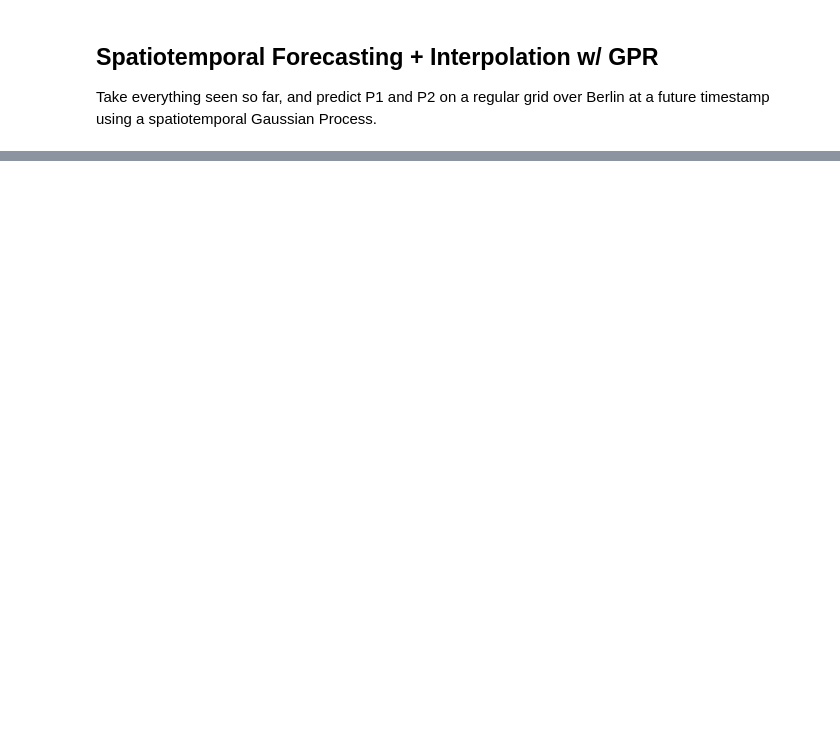
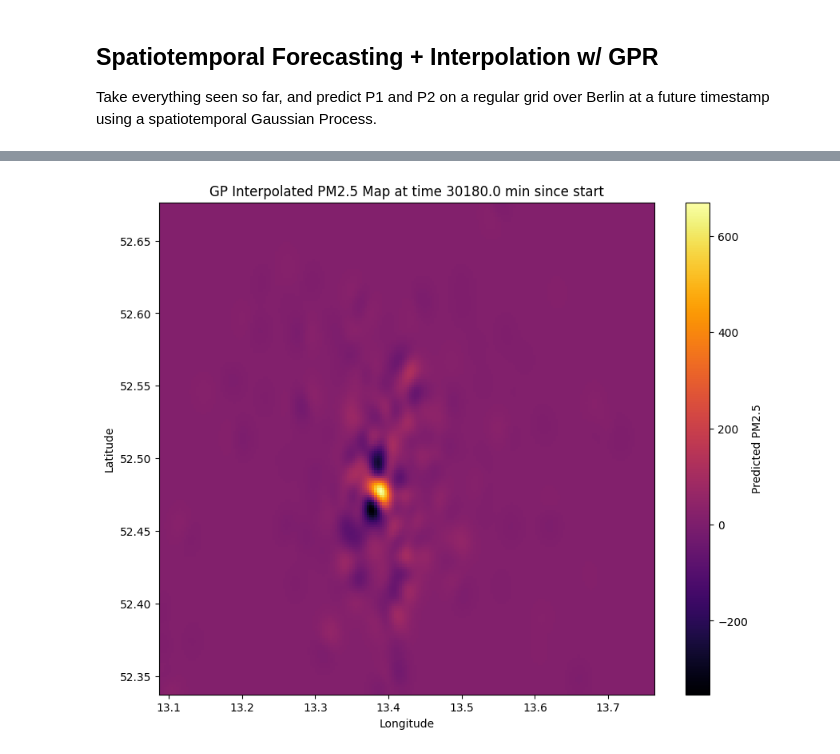
Before and after one commit to chandlerNick/bln-aq, a Jupyter notebook: analysis-modeling/gpr-spatiotemporal-interpolation-forecasting.ipynb, the cells around one changed output, grey strips where cells are left out. Drawn from its saved outputs; the diff is of its cells as text; code cells hidden in the pictures; blank space fills up the shorter version.

```diff
--- a/analysis-modeling/gpr-spatiotemporal-interpolation-forecasting.ipynb
+++ b/analysis-modeling/gpr-spatiotemporal-interpolation-forecasting.ipynb
@@ -50,0 +235,48 @@ X.shape, y.shape
+# %%
+# Choose the time for the map (e.g., last training timestamp)
+map_time = train_df['minutes_since_start'].max()
+map_time_tensor = torch.tensor([map_time], dtype=torch.float32).to(device)
+
+# Create a regular grid of lat/lon
+grid_lon = np.linspace(BBOX['lon_min'], BBOX['lon_max'], 200)
+grid_lat = np.linspace(BBOX['lat_min'], BBOX['lat_max'], 200)
+grid_lon_mesh, grid_lat_mesh = np.meshgrid(grid_lon, grid_lat)
+
+# Flatten the grid
+grid_coords = np.column_stack([
+    grid_lat_mesh.ravel(),
+    grid_lon_mesh.ravel(),
+    np.full(grid_lat_mesh.size, map_time)  # temporal feature
+])
+
+# Scale features
+grid_coords_scaled = torch.tensor(scaler_X.transform(grid_coords), dtype=torch.float32).to(device)
+
+# Predict with GP
+model.eval()
+likelihood.eval()
+with torch.no_grad(), gpytorch.settings.fast_pred_var():
+    pred_dist = likelihood(model(grid_coords_scaled))
+    mean_pred = pred_dist.mean
+    lower, upper = pred_dist.confidence_region()
+
+# Unscale predictions
+mean_pred_unscaled = scaler_y.inverse_transform(mean_pred.cpu().numpy().reshape(-1,1)).squeeze()
+lower_unscaled = scaler_y.inverse_transform(lower.cpu().numpy().reshape(-1,1)).squeeze()
+upper_unscaled = scaler_y.inverse_transform(upper.cpu().numpy().reshape(-1,1)).squeeze()
+
+# Reshape back to grid
+mean_grid = mean_pred_unscaled.reshape(grid_lat_mesh.shape)
+lower_grid = lower_unscaled.reshape(grid_lat_mesh.shape)
+upper_grid = upper_unscaled.reshape(grid_lat_mesh.shape)
+
+# Plot
+plt.figure(figsize=(10,8))
+plt.pcolormesh(grid_lon_mesh, grid_lat_mesh, mean_grid, cmap='inferno', shading='auto')
+plt.colorbar(label='Predicted PM2.5')
+plt.xlabel('Longitude')
+plt.ylabel('Latitude')
+plt.title(f'GP Interpolated PM2.5 Map at time {map_time:.1f} min since start')
+plt.show()
+# %% [output]
+[figure, added]
```
Also changed, not shown: parts of 14 cells of this notebook, 3 other files.
